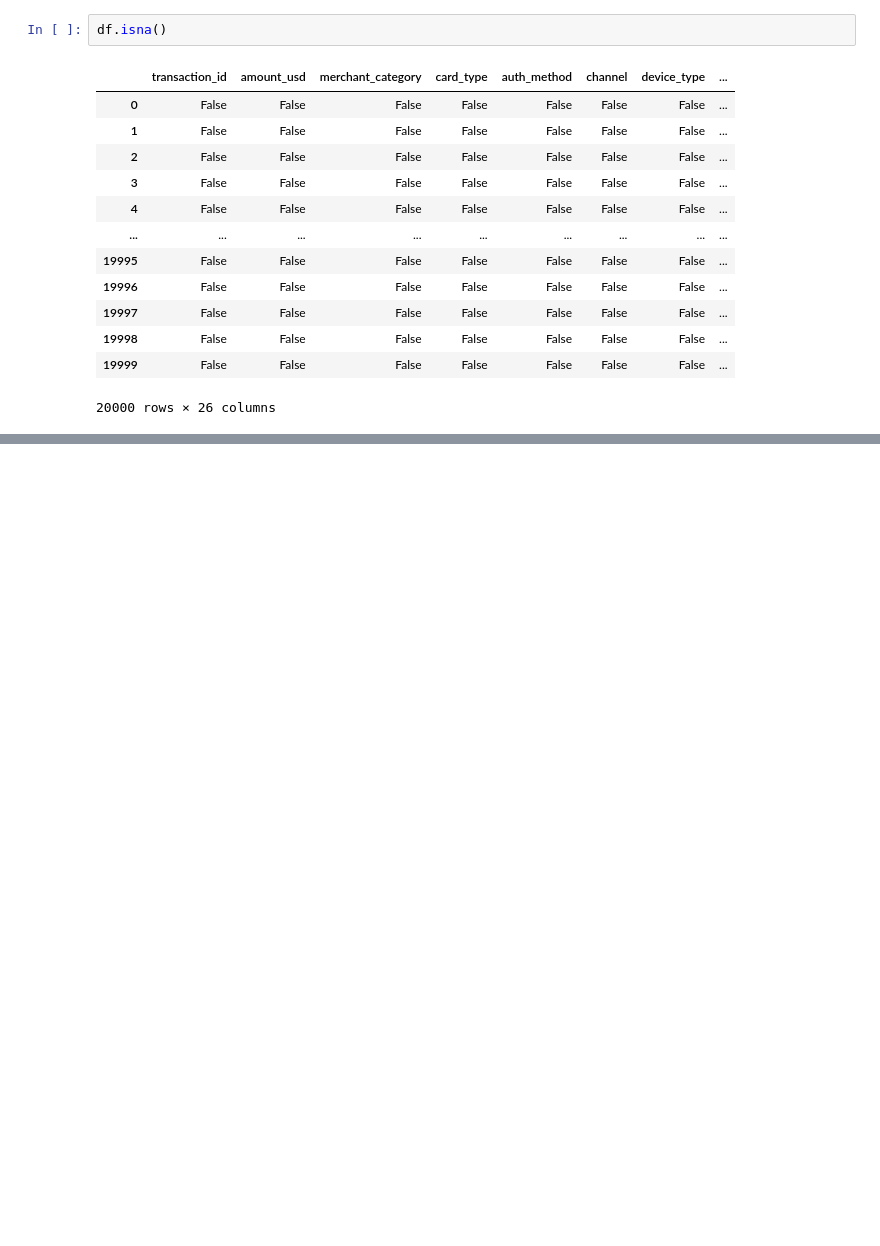
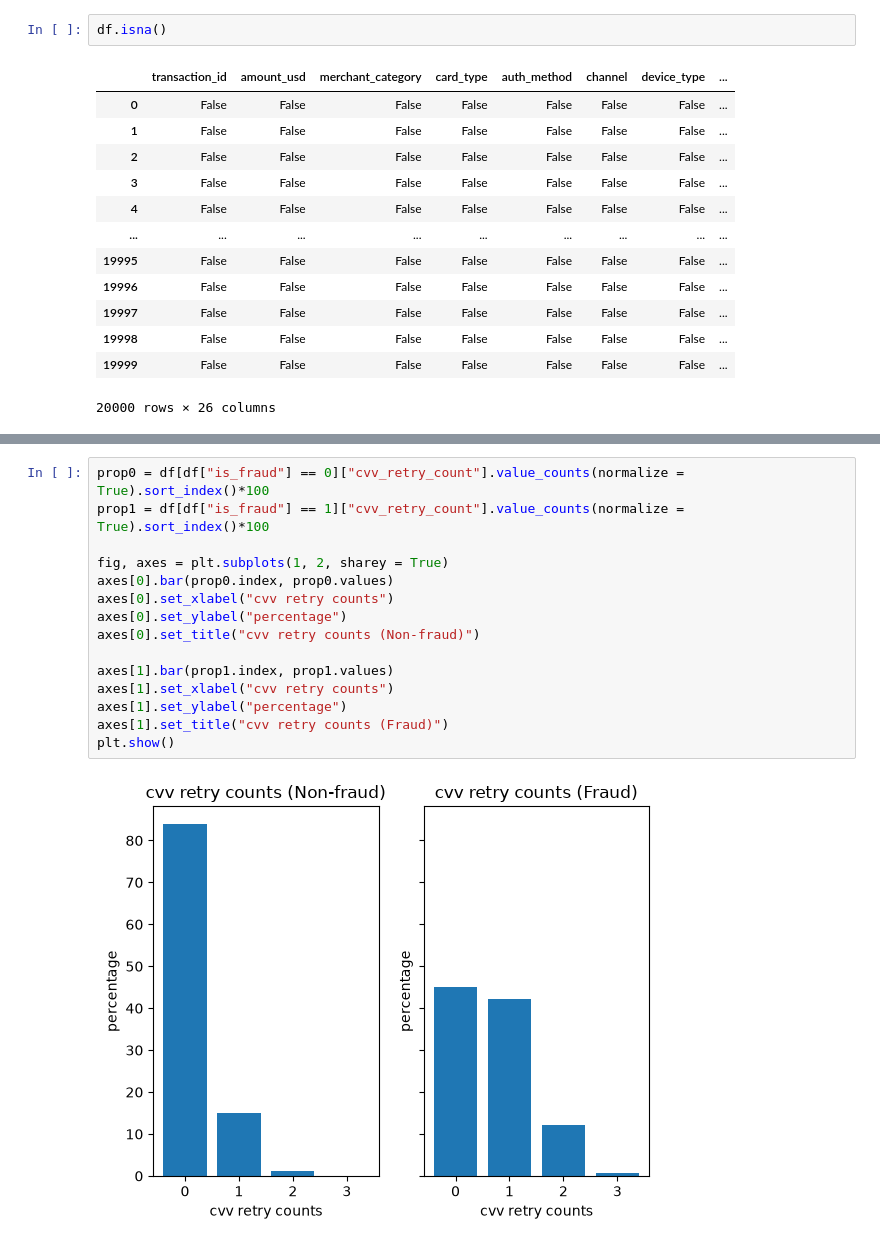
Before and after one commit to naomichen0610/ml-classification-project-1, a Jupyter notebook: notebooks/01_eda.ipynb, the cells around one changed output, grey strips where cells are left out. Saved outputs shown, nothing was run; the diff lists cells and outputs as text; blank space fills up the shorter version.

```diff
--- a/notebooks/01_eda.ipynb
+++ b/notebooks/01_eda.ipynb
@@ -78,0 +205,17 @@ df.isna()
+# %%
+prop0 = df[df["is_fraud"] == 0]["cvv_retry_count"].value_counts(normalize = True).sort_index()*100
+prop1 = df[df["is_fraud"] == 1]["cvv_retry_count"].value_counts(normalize = True).sort_index()*100
+
+fig, axes = plt.subplots(1, 2, sharey = True)
+axes[0].bar(prop0.index, prop0.values)
+axes[0].set_xlabel("cvv retry counts")
+axes[0].set_ylabel("percentage")
+axes[0].set_title("cvv retry counts (Non-fraud)")
+
+axes[1].bar(prop1.index, prop1.values)
+axes[1].set_xlabel("cvv retry counts")
+axes[1].set_ylabel("percentage")
+axes[1].set_title("cvv retry counts (Fraud)")
+plt.show()
+# %% [output]
+[figure, added]
```
Also changed, not shown: parts of 31 cells of this notebook.
